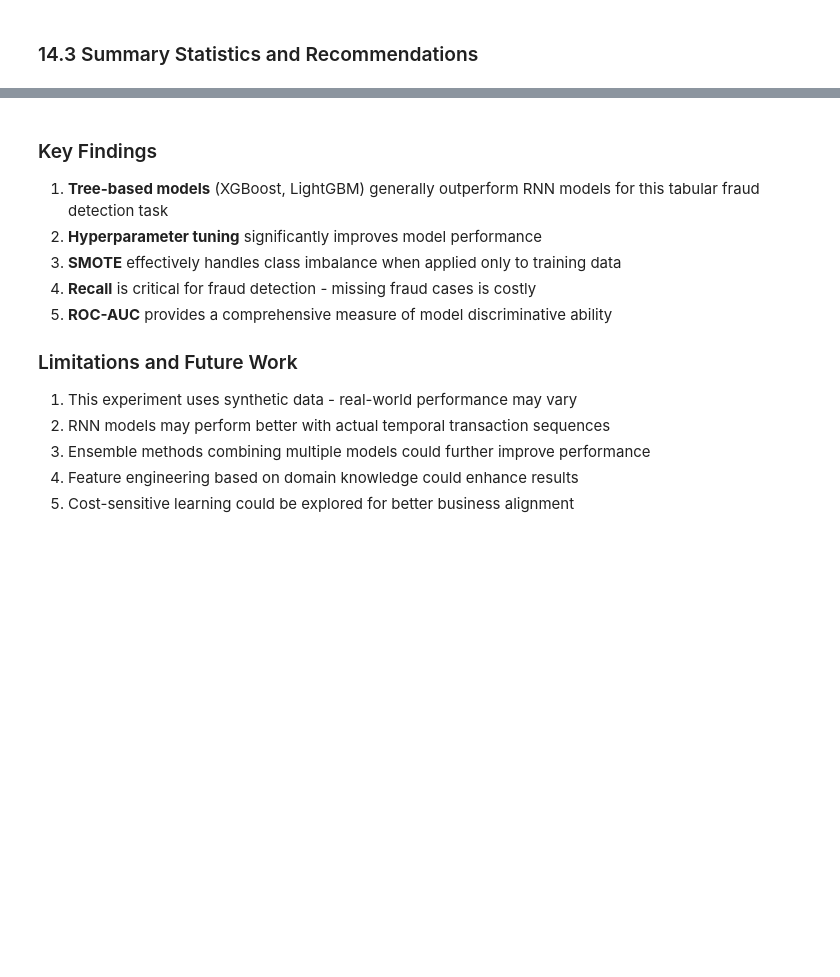
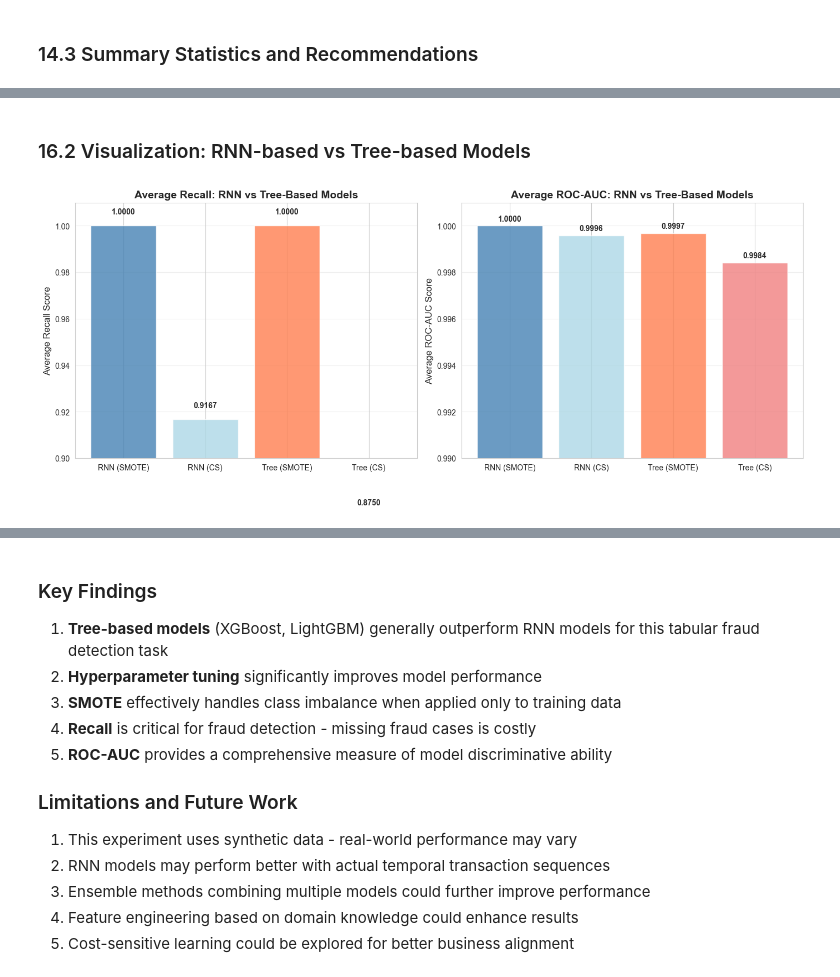
Before and after one commit to gandharyanto/ml_fraud_detection, a Jupyter notebook: fraud_detection.ipynb, the cells around one changed output, grey strips where cells are left out. Cells and saved outputs as stored; diff of their text form; code cells hidden in the pictures; blank space fills up the shorter version.

```diff
--- a/fraud_detection.ipynb
+++ b/fraud_detection.ipynb
@@ -2335,0 +2841,75 @@ print("\n" + "="*80)
+# %% [markdown]
+### 16.2 Visualization: RNN-based vs Tree-based Models
+# %%
+# Create comparison chart for RNN vs Tree-based models
+fig, axes = plt.subplots(1, 2, figsize=(14, 6))
+
+# Group by model type and imbalance method
+rnn_smote = unified_eval_df[(unified_eval_df['Model'].isin(['LSTM', 'GRU', 'BiLSTM'])) &
+                             (unified_eval_df['Imbalance_Method'] == 'SMOTE')]
+rnn_cs = unified_eval_df[(unified_eval_df['Model'].isin(['LSTM', 'GRU', 'BiLSTM'])) &
+                          (unified_eval_df['Imbalance_Method'] == 'Cost-Sensitive')]
+tree_smote = unified_eval_df[(unified_eval_df['Model'].isin(['XGBoost', 'LightGBM'])) &
+                              (unified_eval_df['Imbalance_Method'] == 'SMOTE')]
+tree_cs = unified_eval_df[(unified_eval_df['Model'].isin(['XGBoost', 'LightGBM'])) &
+                          (unified_eval_df['Imbalance_Method'] == 'Cost-Sensitive')]
+
+# Recall comparison
+categories = ['RNN (SMOTE)', 'RNN (CS)', 'Tree (SMOTE)', 'Tree (CS)']
+recall_values = [
+    rnn_smote['Recall'].mean(),
+    rnn_cs['Recall'].mean(),
+    tree_smote['Recall'].mean(),
+    tree_cs['Recall'].mean()
+]
+
+axes[0].bar(categories, recall_values, color=['steelblue', 'lightblue', 'coral', 'lightcoral'], alpha=0.8)
+axes[0].set_ylabel('Average Recall Score', fontsize=12)
+axes[0].set_title('Average Recall: RNN vs Tree-Based Models', fontsize=14, fontweight='bold')
+axes[0].grid(axis='y', alpha=0.3)
+axes[0].set_ylim([0.9, 1.01])
+for i, v in enumerate(recall_values):
+    axes[0].text(i, v + 0.005, f'{v:.4f}', ha='center', fontsize=10, fontweight='bold')
+
+# ROC-AUC comparison
+roc_values = [
+    rnn_smote['ROC_AUC'].mean(),
+    rnn_cs['ROC_AUC'].mean(),
+    tree_smote['ROC_AUC'].mean(),
+    tree_cs['ROC_AUC'].mean()
+]
+
+axes[1].bar(categories, roc_values, color=['steelblue', 'lightblue', 'coral', 'lightcoral'], alpha=0.8)
+axes[1].set_ylabel('Average ROC-AUC Score', fontsize=12)
+axes[1].set_title('Average ROC-AUC: RNN vs Tree-Based Models', fontsize=14, fontweight='bold')
+axes[1].grid(axis='y', alpha=0.3)
+axes[1].set_ylim([0.99, 1.001])
+for i, v in enumerate(roc_values):
+    axes[1].text(i, v + 0.0002, f'{v:.4f}', ha='center', fontsize=10, fontweight='bold')
+
+plt.tight_layout()
+plt.show()
+
+# Print key insights
+print("\n" + "="*100)
+print("KEY INSIGHTS FROM COMPARISON")
+print("="*100)
+print("\n1. SMOTE vs Cost-Sensitive Learning:")
+if unified_eval_df[unified_eval_df['Imbalance_Method'] == 'SMOTE']['Recall'].mean() > \
+   unified_eval_df[unified_eval_df['Imbalance_Method'] == 'Cost-Sensitive']['Recall'].mean():
+    print("   • SMOTE achieves higher average Recall")
+else:
+    print("   • Cost-Sensitive Learning achieves higher average Recall")
+print("   • Both methods are effective for handling class imbalance")
+print("   • Choice depends on computational resources and data characteristics")
+
+print("\n2. RNN-based vs Tree-based Models:")
+if rnn_comparison['Recall'].mean() > tree_comparison['Recall'].mean():
+    print("   • RNN-based models show higher average Recall")
+else:
+    print("   • Tree-based models show higher average Recall")
+print("   • Model selection should consider data characteristics and deployment requirements")
+
+print("\n" + "="*100)
+# %% [output]
+[figure, added]
```
Also changed, not shown: parts of 43 cells of this notebook.
